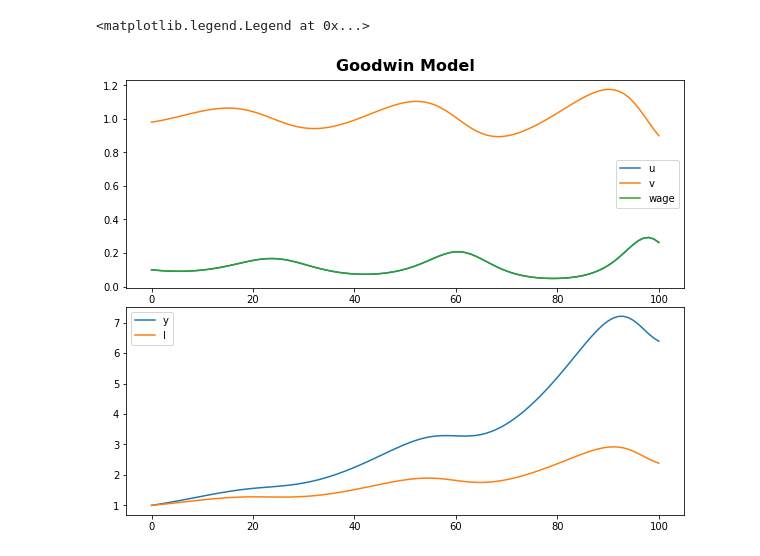
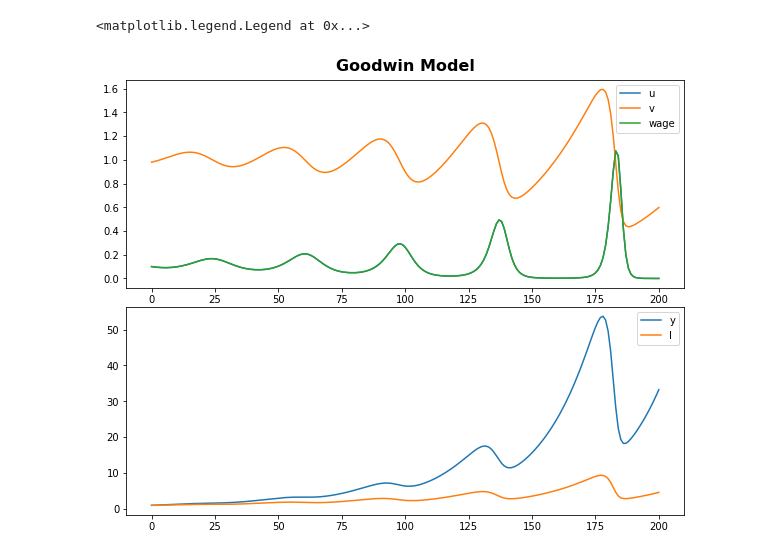
Before and after one commit to Holger-Harmsen/Harmsen_Repo, a Jupyter notebook: Model_Involvement/Goodwin Fun.ipynb, the cells around one changed output. Drawn from its saved outputs; the diff is of its cells as text; code cells hidden in the pictures.

```diff
--- a/Model_Involvement/Goodwin Fun.ipynb
+++ b/Model_Involvement/Goodwin Fun.ipynb
@@ -14,27 +26,19 @@ import pandas as pd
 import math
 from sympy import symbols, Eq, solve
 # %%
-a = 1 #Arbejdskraftsproduktivitet
-l = 1 #Antal arbejdere
-k = 1 #kapitalinput
-sigma = 1 #Kapital-output
-beta = 0.01 #befolkningsvækst/n
-alpha = 0.01 #Vækst i arbejdskraftsproduktivitet
-delta = 0.2 #Depreciation
-s= 0.25 #Opsparingsrate
-rho = 1 #philips-hældning ml. lønvækst og vækst i beskæftigelse
-gamma = 1 #konstant, negativt korreleret med lønvækst
+a = 1 #Productivity of labour
+l = 1 #Size of employed labour force
+k = 1 #Capital
+sigma = 1 #Capital-Output ratio
+beta = 0.01 #Population growth
+alpha = 0.01 #Growth in productivity of labour
+delta = 0.2 #Depreciation of capital
+s= 0.25 #Savings rate
+rho = 1 #Philips-constant
+gamma = 1 #Constant, negatively correlated with growth in wages
 
-simstørrelse = 100
-
-#Defining functions:
-def v(s,u_t,sigma,alpha,beta,delta,v_t):
-    v_t1 = v_t*((s*(1-u_t))/sigma - alpha - beta - delta) + v_t
-    return v_t1
-
-def u(rho,v_t,gamma,alpha,u_t):
-    u_t1 = u_t*(rho*v_t - gamma - alpha) + u_t
-    return u_t1
+#Size of simulation:
+simstørrelse = 200
 
 #Setting first values:
 v_list = [0.98]
@@ -48,39 +52,34 @@ for i in range(0,simstørrelse):
     v_t1, u_t1 = symbols('v_t1 u_t1')
     eq1 = Eq(v_list[i]*((s*(1-u_list[i]))/sigma - alpha - beta - delta) + v_list[i] - v_t1)
     eq2 = Eq(u_list[i]*(rho*v_list[i] - gamma - alpha) + u_list[i] - u_t1)
 
     løsning = solve((eq1,eq2), (v_t1,u_t1))
 
+#Pulling relevant metrics out in each iteration of the model-solving process:
     v_list.append(løsning[v_t1])
     u_list.append(løsning[u_t1])
     y_list.append((1+s*(1-løsning[u_t1])*(1/sigma)-delta)*y_list[i])
     l_list.append((1+s*(1-løsning[u_t1])*(1/sigma)-delta-alpha)*l_list[i])
     wage_list.append(a*løsning[u_t1])
 
-
-
-
-
-#Figurel_list.append((1+s*(1-løsning[u_t1])*(1/sigma)-delta-alpha)*l_list[i]):
+#Setting up the figure:
 fig = plt.figure(figsize=(10,8), frameon=False)
 title_font = {'size':'16', 'color':'black', 'weight':'bold',
               'verticalalignment':'bottom'}
 plt.title('Goodwin Model',**title_font)
 plt.axis('off')
-
 
 ax = fig.add_subplot(4,1,(1,2))
 plt.plot(u_list, label='u')
 plt.plot(v_list, label='v')
 plt.plot(wage_list, label='wage')
 plt.legend()
 
-
-#Laver figur 2:
+#Second figure:
 ax = fig.add_subplot(4,1,(3,4))
 plt.plot(y_list, label='y')
 plt.plot(l_list, label='l')
 plt.legend()
 # %% [output]
 <matplotlib.legend.Legend at 0x...>
-[figure, old version]
+[figure, new version]
```
Also changed, not shown: parts of 2 cells of this notebook.
